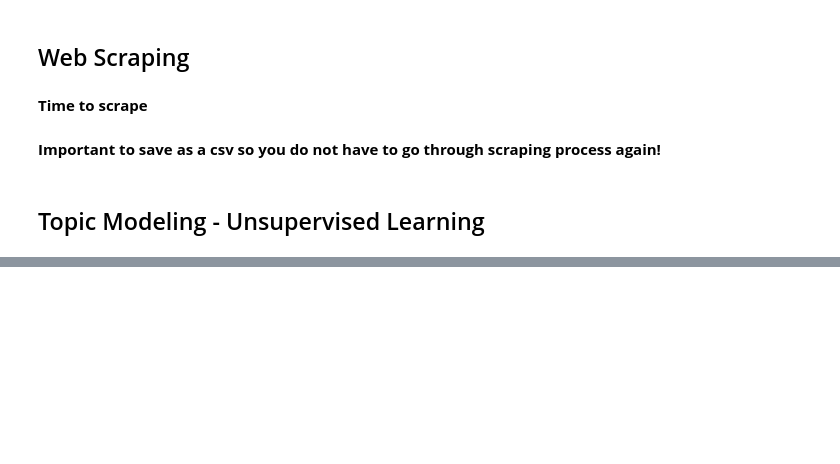
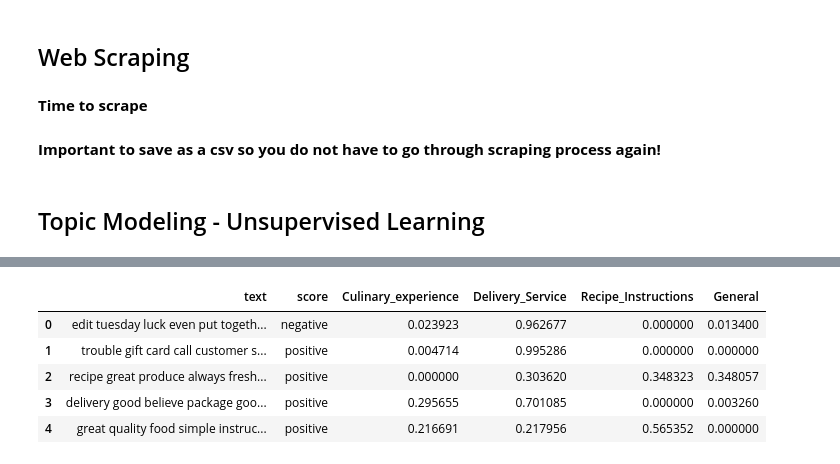
Before and after one commit to ddcots24/Hello-Fresh, a Jupyter notebook: Hello Fresh Review Analysis.ipynb, the cells around one changed output, grey strips where cells are left out. Cells and saved outputs as stored; diff of their text form; code cells hidden in the pictures; blank space fills up the shorter version.

```diff
--- a/Hello Fresh Review Analysis.ipynb
+++ b/Hello Fresh Review Analysis.ipynb
@@ -269,0 +289,14 @@ Too much $. Meals are too much UNNECCESSARY  work. Produce is sub par
+# %%
+H_repres_norm = pd.DataFrame(H, columns = topic_name_dict.values(), index = hello_fresh_new.index)
+H_repres_norm = H_repres_norm.divide(H_repres_norm.sum(axis=1), axis=0)
+# %%
+hf_topic_model_df = hello_fresh_new.join(H_repres_norm).dropna()
+hf_topic_model_df = hf_topic_model_df.reset_index(drop = True)
+hf_topic_model_df.head()
+# %% [output]
+|  | text | score | Culinary_experience | Delivery_Service | Recipe_Instructions | General |
+| 0 | edit tuesday luck even put togeth... | negative | 0.023923 | 0.962677 | 0.000000 | 0.013400 |
+| 1 | trouble gift card call customer s... | positive | 0.004714 | 0.995286 | 0.000000 | 0.000000 |
+| 2 | recipe great produce always fresh... | positive | 0.000000 | 0.303620 | 0.348323 | 0.348057 |
+| 3 | delivery good believe package goo... | positive | 0.295655 | 0.701085 | 0.000000 | 0.003260 |
+| 4 | great quality food simple instruc... | positive | 0.216691 | 0.217956 | 0.565352 | 0.000000 |
```
Also changed, not shown: parts of 10 cells of this notebook.
